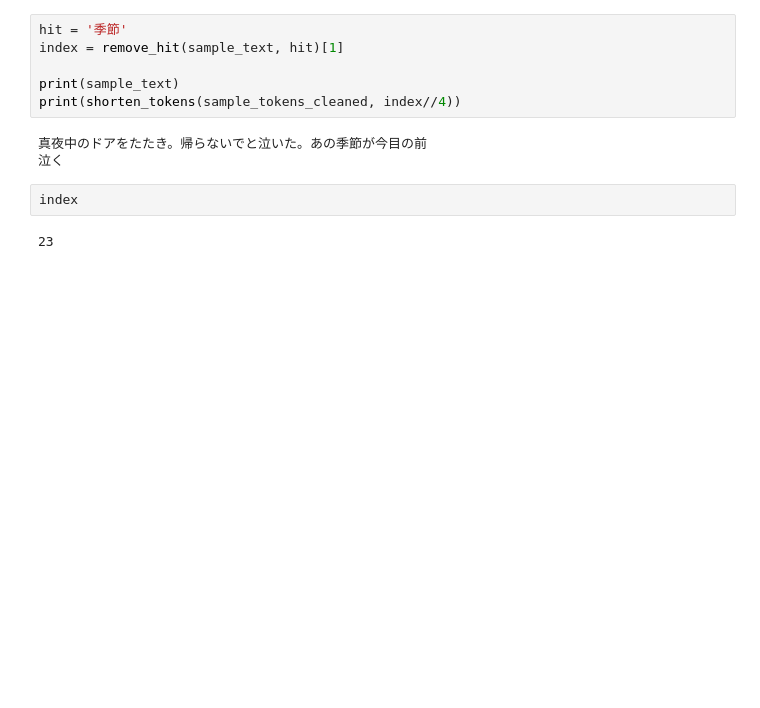
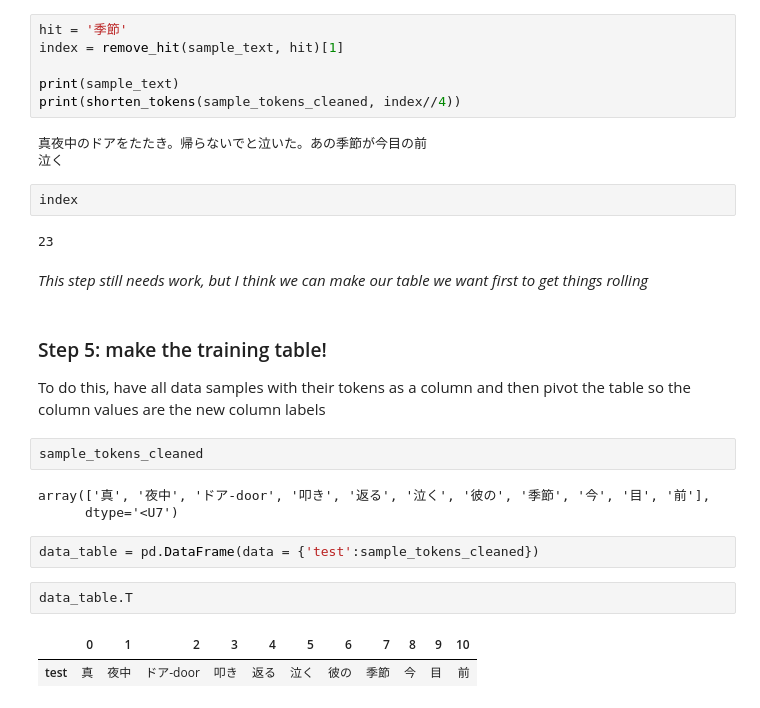
Before and after one commit to aliciaroberts/URAP_NLP, a Jupyter notebook: fugashi_tokenizer.ipynb, the cells around one changed output. Cells and saved outputs as stored; diff of their text form; blank space fills up the shorter version.

```diff
--- a/fugashi_tokenizer.ipynb
+++ b/fugashi_tokenizer.ipynb
@@ -447,3 +445,21 @@ print(shorten_tokens(sample_tokens_cleaned, index//4))
 index
 # %% [output]
 23
+# %% [markdown]
+_This step still needs work, but I think we can make our table we want first to get things rolling_
+# %% [markdown]
+### Step 5: make the training table!
+
+To do this, have all data samples with their tokens as a column and then pivot the table so the column values are the new column labels
+# %%
+sample_tokens_cleaned
+# %% [output]
+array(['真', '夜中', 'ドア-door', '叩き', '返る', '泣く', '彼の', '季節', '今', '目', '前'],
+      dtype='<U7')
+# %%
+data_table = pd.DataFrame(data = {'test':sample_tokens_cleaned})
+# %%
+data_table.T
+# %% [output]
+|  | 0 | 1 | 2 | 3 | 4 | 5 | 6 | 7 | 8 | 9 | 10 |
+| test | 真 | 夜中 | ドア-door | 叩き | 返る | 泣く | 彼の | 季節 | 今 | 目 | 前 |
```
Also changed, not shown: parts of 2 cells of this notebook, 3 other files.
